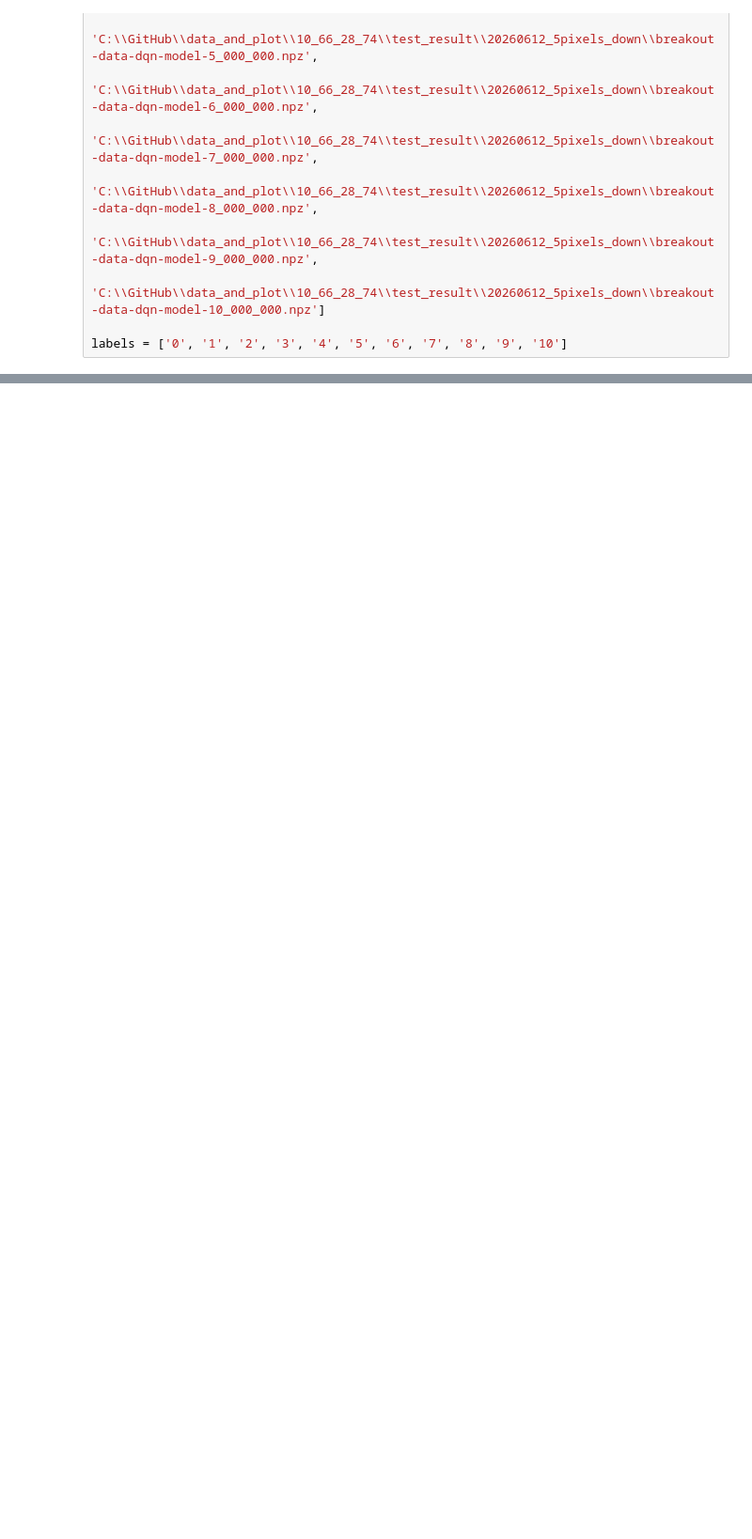
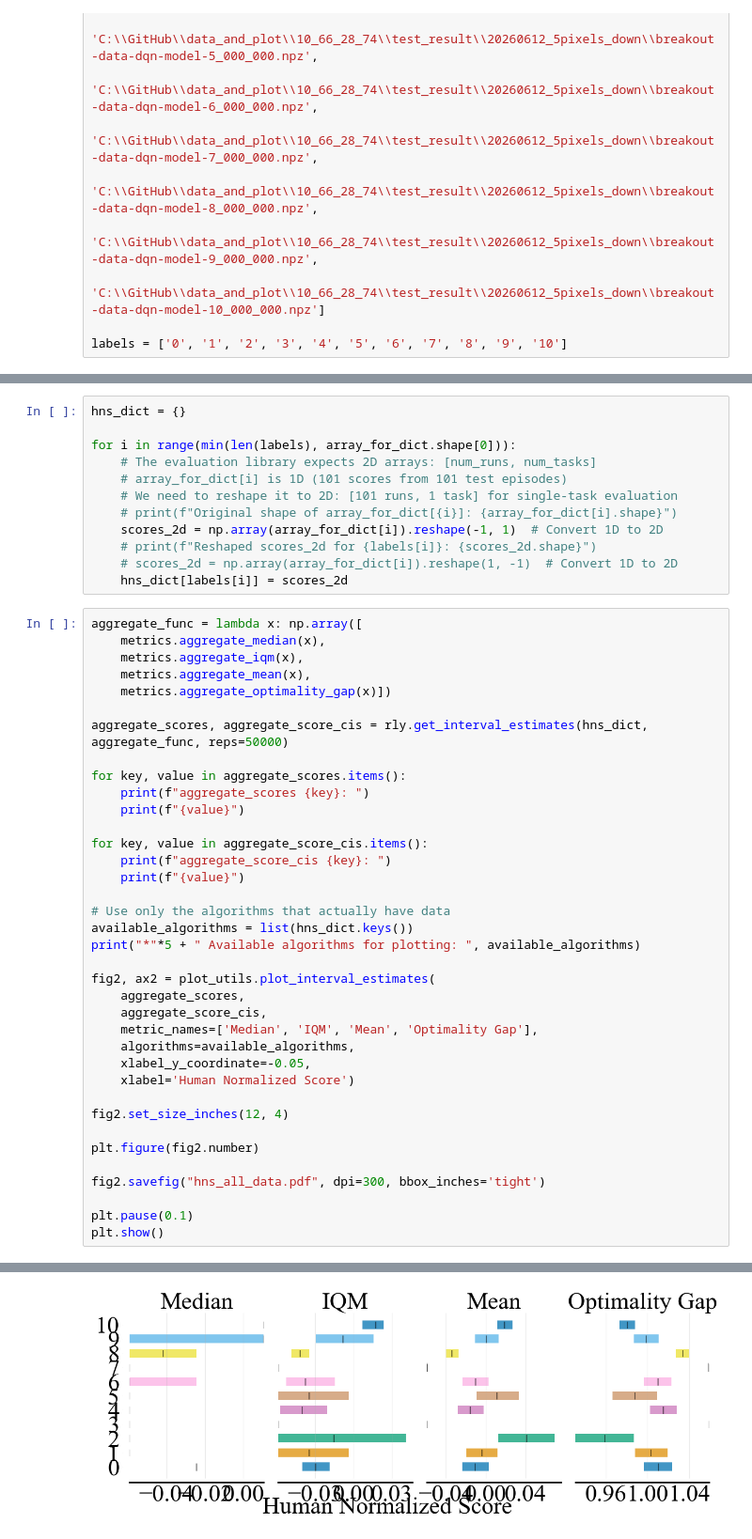
Before and after one commit to RongpingZhou/data_and_plot, a Jupyter notebook: plot.ipynb, the cells around one changed output, grey strips where cells are left out. Shown at 94% size. Cells and saved outputs as stored; diff of their text form; blank space fills up the shorter version.

```diff
--- a/plot.ipynb
+++ b/plot.ipynb
@@ -2289,0 +2345,50 @@ labels = ['0', '1', '2', '3', '4', '5', '6', '7', '8', '9', '10']
+# %%
+hns_dict = {}
+
+for i in range(min(len(labels), array_for_dict.shape[0])):
+    # The evaluation library expects 2D arrays: [num_runs, num_tasks]
+    # array_for_dict[i] is 1D (101 scores from 101 test episodes)
+    # We need to reshape it to 2D: [101 runs, 1 task] for single-task evaluation
+    # print(f"Original shape of array_for_dict[{i}]: {array_for_dict[i].shape}")
+    scores_2d = np.array(array_for_dict[i]).reshape(-1, 1)  # Convert 1D to 2D
+    # print(f"Reshaped scores_2d for {labels[i]}: {scores_2d.shape}")
+    # scores_2d = np.array(array_for_dict[i]).reshape(1, -1)  # Convert 1D to 2D
+    hns_dict[labels[i]] = scores_2d
+# %%
+aggregate_func = lambda x: np.array([
+    metrics.aggregate_median(x),
+    metrics.aggregate_iqm(x),
+    metrics.aggregate_mean(x),
+    metrics.aggregate_optimality_gap(x)])
+
+aggregate_scores, aggregate_score_cis = rly.get_interval_estimates(hns_dict, aggregate_func, reps=50000)
+
+for key, value in aggregate_scores.items():
+    print(f"aggregate_scores {key}: ")
+    print(f"{value}")
+
+for key, value in aggregate_score_cis.items():
+    print(f"aggregate_score_cis {key}: ")
+    print(f"{value}")
+
+# Use only the algorithms that actually have data
+available_algorithms = list(hns_dict.keys())
+print("*"*5 + " Available algorithms for plotting: ", available_algorithms)
+
+fig2, ax2 = plot_utils.plot_interval_estimates(
+    aggregate_scores,
+    aggregate_score_cis,
+    metric_names=['Median', 'IQM', 'Mean', 'Optimality Gap'],
+    algorithms=available_algorithms,
+    xlabel_y_coordinate=-0.05,
+    xlabel='Human Normalized Score')
+
+fig2.set_size_inches(12, 4)
+
+plt.figure(fig2.number)
+
+fig2.savefig("hns_all_data.pdf", dpi=300, bbox_inches='tight')
+
+plt.pause(0.1)
+plt.show()
+# %% [output]
@@ -2289,0 +2412 @@ labels = ['0', '1', '2', '3', '4', '5', '6', '7', '8', '9', '10']
+[figure, added]
```
Also changed, not shown: parts of 13 cells of this notebook, 33 other files.
